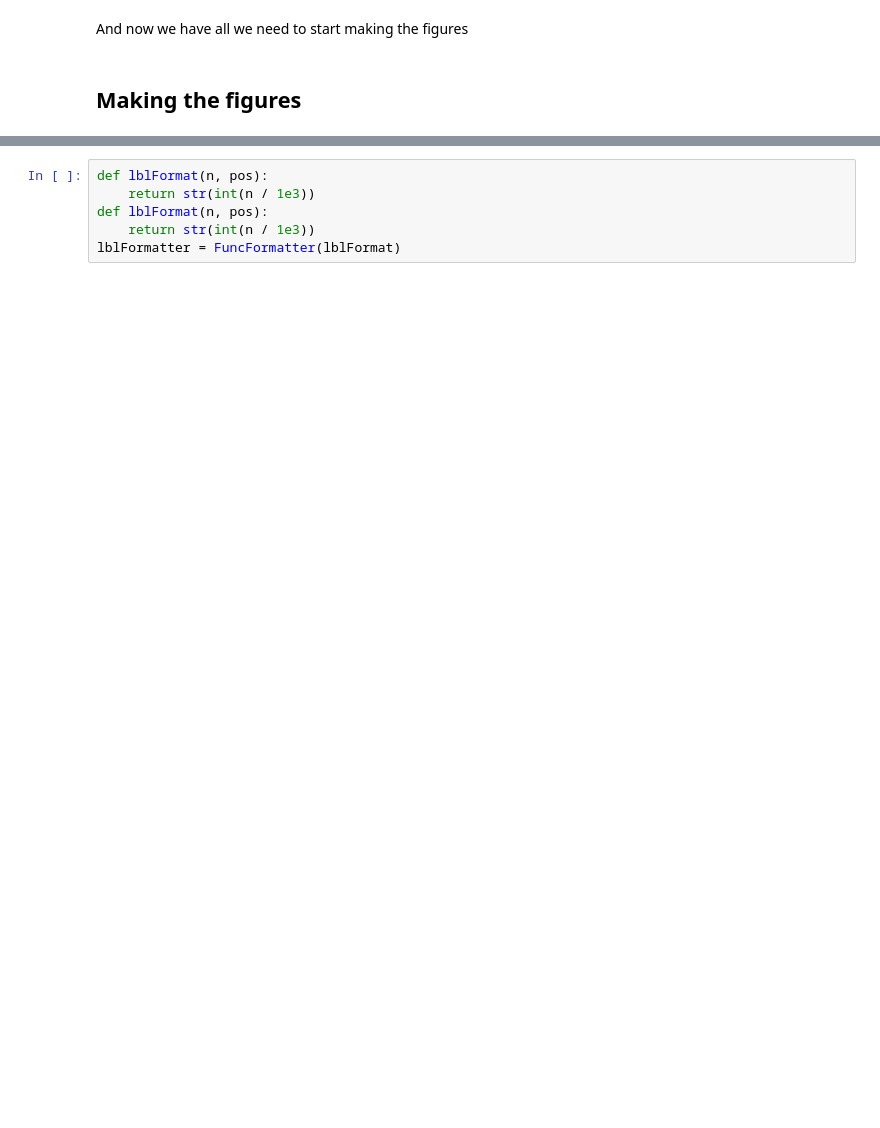
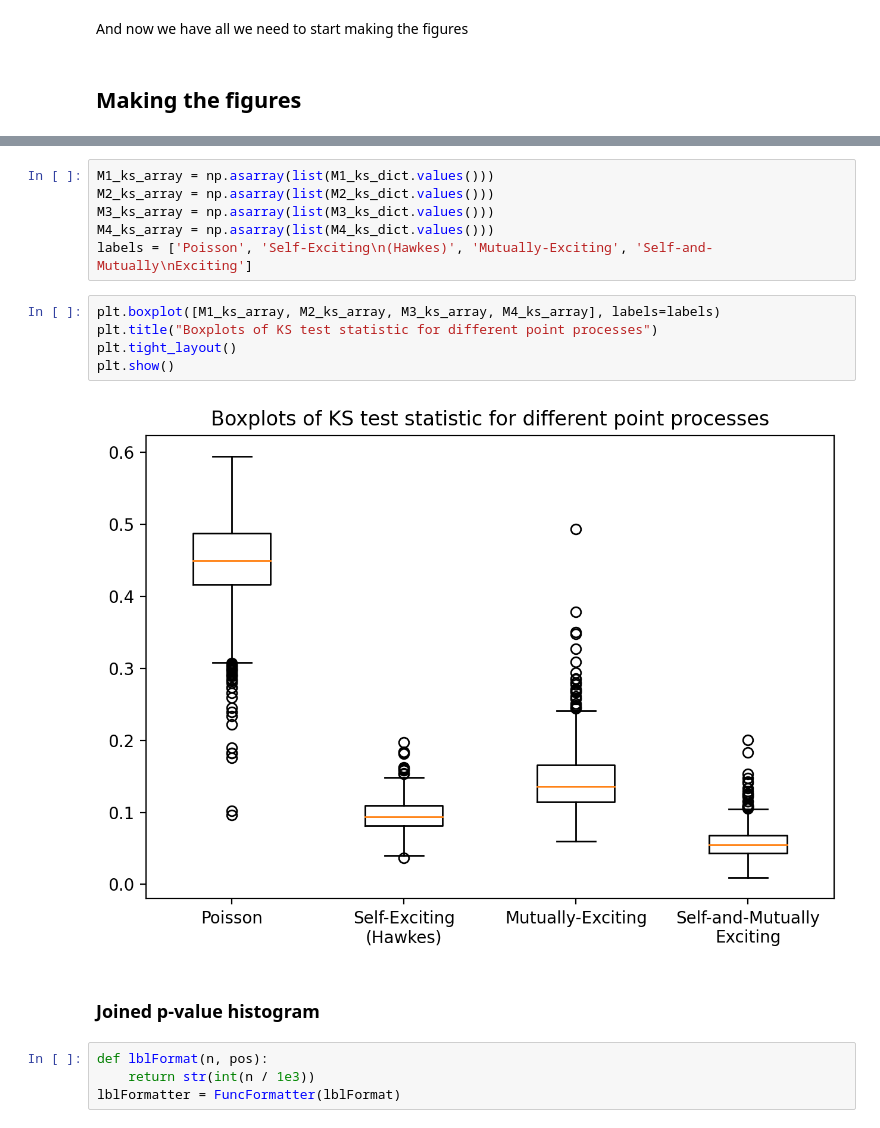
Before and after one commit to carlosaccp/Santander-SE-ME, a Jupyter notebook: code/figures.ipynb, the cells around one changed output, grey strips where cells are left out. Drawn from its saved outputs; the diff is of its cells as text; blank space fills up the shorter version.

```diff
--- a/code/figures.ipynb
+++ b/code/figures.ipynb
@@ -114,6 +182,19 @@ We start by making a plot of the p-value histograms for all models, using ´plt.
+# %%
+M1_ks_array = np.asarray(list(M1_ks_dict.values()))
+M2_ks_array = np.asarray(list(M2_ks_dict.values()))
+M3_ks_array = np.asarray(list(M3_ks_dict.values()))
+M4_ks_array = np.asarray(list(M4_ks_dict.values()))
+labels = ['Poisson', 'Self-Exciting\n(Hawkes)', 'Mutually-Exciting', 'Self-and-Mutually\nExciting']
+# %%
+plt.boxplot([M1_ks_array, M2_ks_array, M3_ks_array, M4_ks_array], labels=labels)
+plt.title("Boxplots of KS test statistic for different point processes")
+plt.tight_layout()
+plt.show()
+# %% [output]
+[figure, added]
+# %% [markdown]
+### Joined p-value histogram
 # %%
 def lblFormat(n, pos):
     return str(int(n / 1e3))
-def lblFormat(n, pos):
-    return str(int(n / 1e3))
 lblFormatter = FuncFormatter(lblFormat)
```
Also changed, not shown: parts of 21 cells of this notebook, 5 other files.
